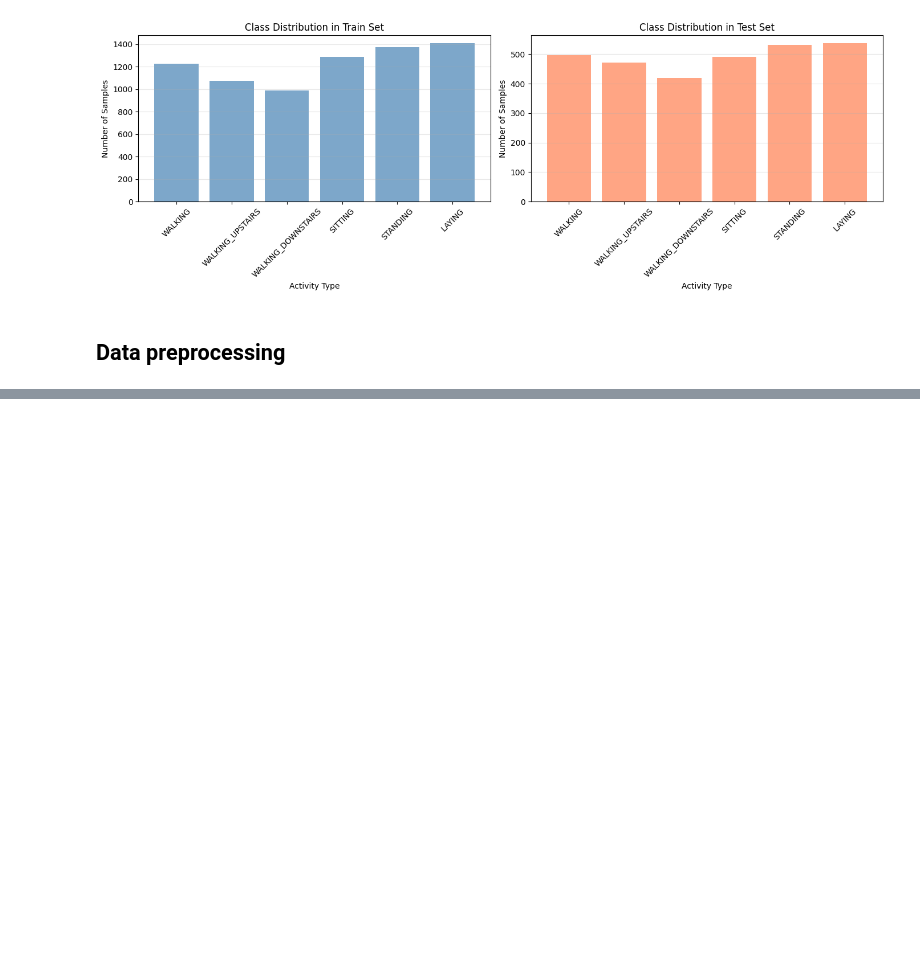
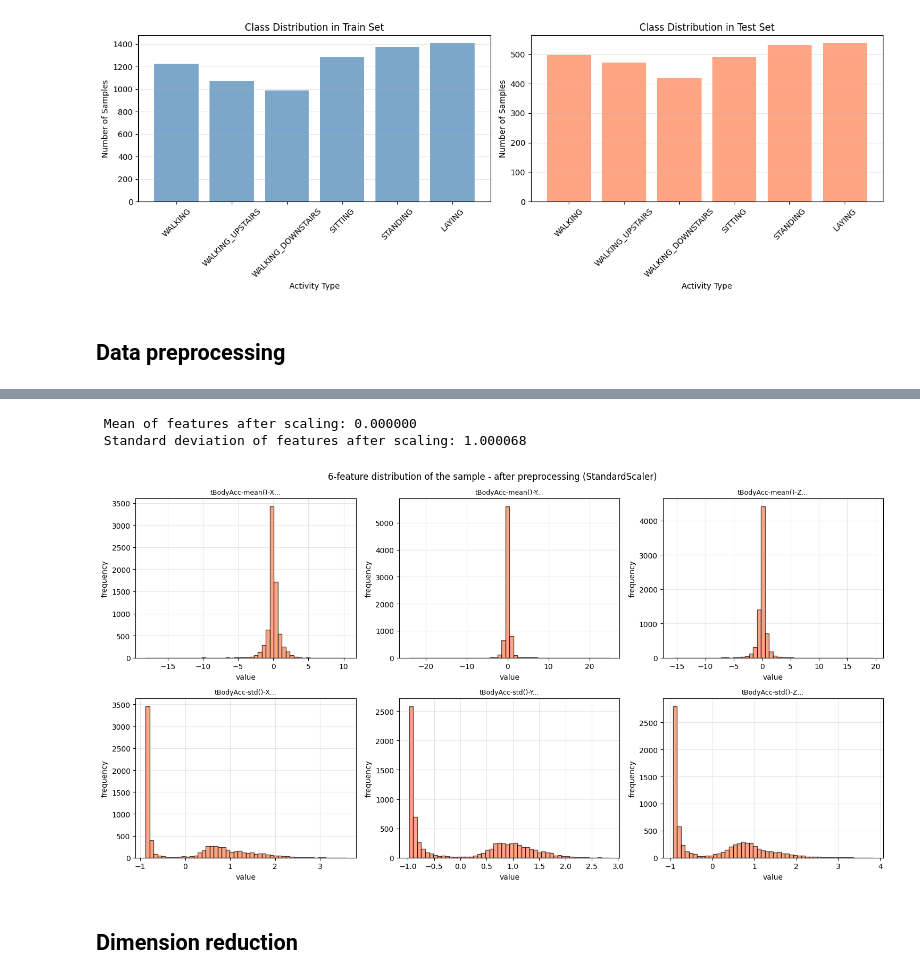
Before and after one commit to ihamydreza/FIS4041, a Jupyter notebook: Q4/Q4.ipynb, the cells around one changed output, grey strips where cells are left out. Cells and saved outputs as stored; diff of their text form; code cells hidden in the pictures; blank space fills up the shorter version.

```diff
--- a/Q4/Q4.ipynb
+++ b/Q4/Q4.ipynb
@@ -117,0 +181,33 @@ plt.show()
+# %%
+# StandardScaler
+scaler = StandardScaler()
+X_train_scaled = scaler.fit_transform(X_train)
+X_test_scaled = scaler.transform(X_test)
+
+X_train_scaled = pd.DataFrame(X_train_scaled, columns=X_train.columns)
+X_test_scaled = pd.DataFrame(X_test_scaled, columns=X_test.columns)
+
+print(f" Mean of features after scaling: {X_train_scaled.mean().mean():.6f}")
+print(f" Standard deviation of features after scaling: {X_train_scaled.std().mean():.6f}")
+# %% [output]
+ Mean of features after scaling: 0.000000
+ Standard deviation of features after scaling: 1.000068
+# %%
+# Show distribution after scaling
+fig, axes = plt.subplots(2, 3, figsize=(15, 8))
+fig.suptitle('6-feature distribution of the sample - after preprocessing (StandardScaler)')
+for idx, feature in enumerate(sample_features):
+    row, col = idx // 3, idx % 3
+    axes[row, col].hist(X_train_scaled[feature], bins=50, color='coral', alpha=0.7, edgecolor='black')
+    axes[row, col].set_title(f'{feature[:30]}...', fontsize=9)
+    axes[row, col].set_xlabel('value')
+    axes[row, col].set_ylabel('frequency')
+    axes[row, col].grid(alpha=0.3)
+
+plt.tight_layout()
+plt.savefig('distribution_after_scaling.pdf',bbox_inches='tight')
+plt.show()
+# %% [output]
+[figure, added]
+# %% [markdown]
+## Dimension reduction
```
Also changed, not shown: parts of 4 cells of this notebook.
